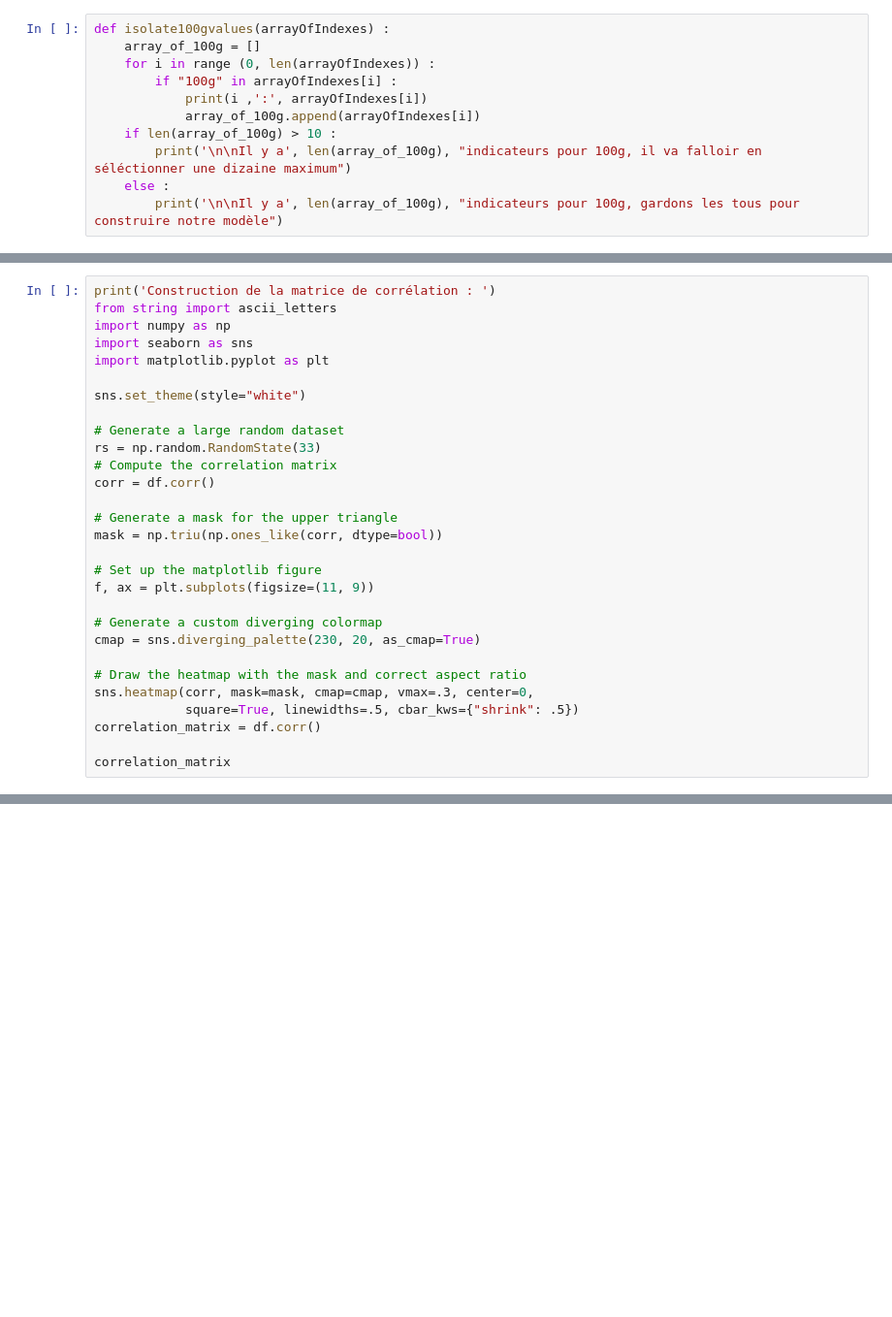
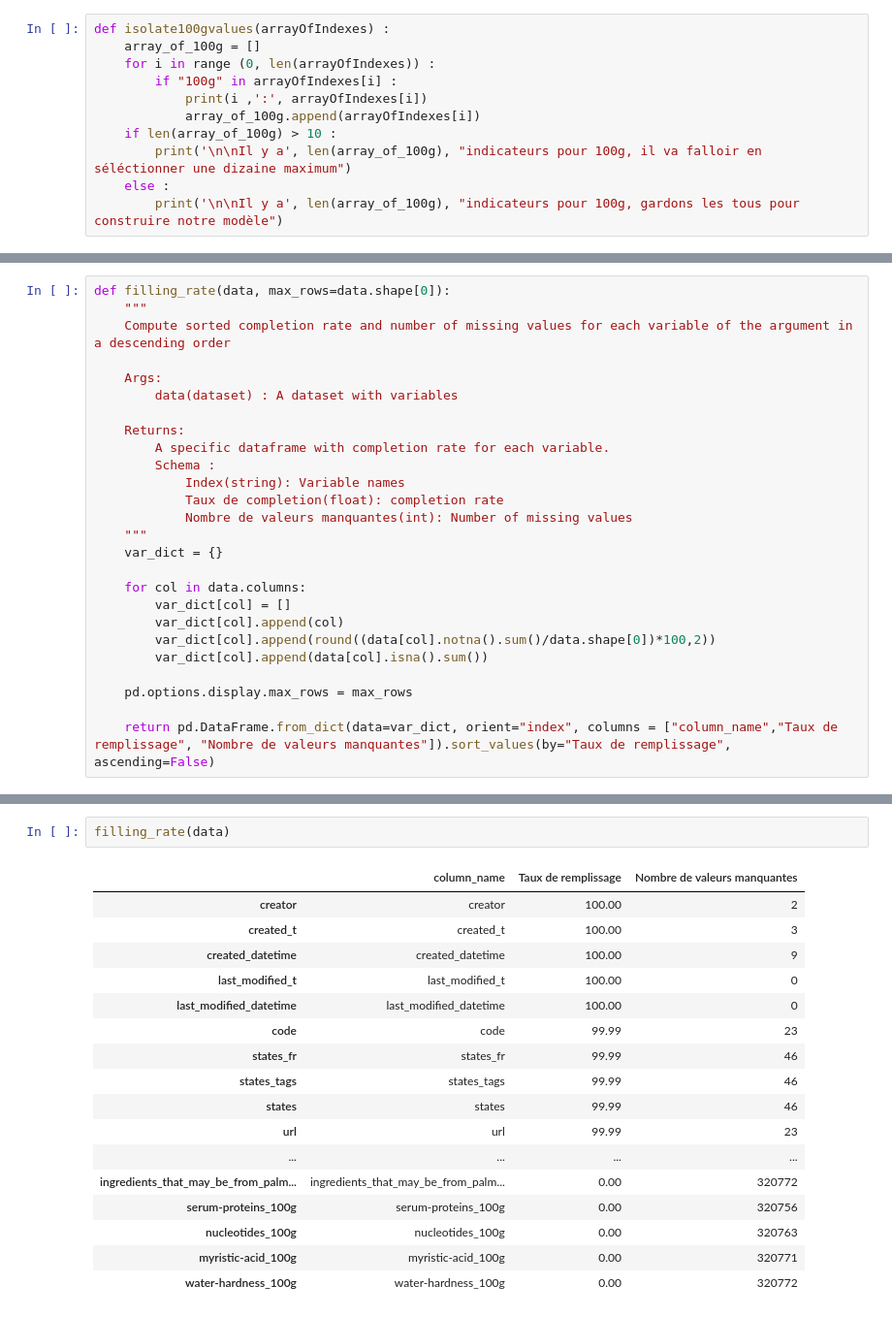
Before and after one commit to pcarette/OPCR-1-SP, a Jupyter notebook: OPCR_Project_1.ipynb, the cells around one changed output, grey strips where cells are left out. Shown at 97% size. Drawn from its saved outputs; the diff is of its cells as text; blank space fills up the shorter version.

```diff
--- a/OPCR_Project_1.ipynb
+++ b/OPCR_Project_1.ipynb
@@ -119,31 +106,28 @@ isolate100gvalues(indexesArray)
 
 Il y a 99 indicateurs pour 100g, il va falloir en séléctionner une dizaine maximum
 # %%
-print('Construction de la matrice de corrélation : ')
-from string import ascii_letters
-import numpy as np
-import seaborn as sns
-import matplotlib.pyplot as plt
+def filling_rate(data, max_rows=data.shape[0]):
+    """
+    Compute sorted completion rate and number of missing values for each variable of the argument in a descending order
 
-sns.set_theme(style="white")
+    Args:
+        data(dataset) : A dataset with variables
 
-# Generate a large random dataset
-rs = np.random.RandomState(33)
-# Compute the correlation matrix
-corr = df.corr()
+    Returns:
+        A specific dataframe with completion rate for each variable.
+        Schema :
+            Index(string): Variable names
+            Taux de completion(float): completion rate
+            Nombre de valeurs manquantes(int): Number of missing values
+    """
+    var_dict = {}
 
-# Generate a mask for the upper triangle
-mask = np.triu(np.ones_like(corr, dtype=bool))
+    for col in data.columns:
+        var_dict[col] = []
+        var_dict[col].append(col)
+        var_dict[col].append(round((data[col].notna().sum()/data.shape[0])*100,2))
+        var_dict[col].append(data[col].isna().sum())
 
-# Set up the matplotlib figure
-f, ax = plt.subplots(figsize=(11, 9))
+    pd.options.display.max_rows = max_rows
 
-# Generate a custom diverging colormap
-cmap = sns.diverging_palette(230, 20, as_cmap=True)
-
-# Draw the heatmap with the mask and correct aspect ratio
-sns.heatmap(corr, mask=mask, cmap=cmap, vmax=.3, center=0,
-            square=True, linewidths=.5, cbar_kws={"shrink": .5})
-correlation_matrix = df.corr()
-
-correlation_matrix
+    return pd.DataFrame.from_dict(data=var_dict, orient="index", columns = ["column_name","Taux de remplissage", "Nombre de valeurs manquantes"]).sort_values(by="Taux de remplissage", ascending=False)
@@ -165,0 +134,20 @@ Construction de la matrice de corrélation :
+# %%
+filling_rate(data)
+# %% [output]
+|  | column_name | Taux de remplissage | Nombre de valeurs manquantes |
+| creator | creator | 100.00 | 2 |
+| created_t | created_t | 100.00 | 3 |
+| created_datetime | created_datetime | 100.00 | 9 |
+| last_modified_t | last_modified_t | 100.00 | 0 |
+| last_modified_datetime | last_modified_datetime | 100.00 | 0 |
+| code | code | 99.99 | 23 |
+| states_fr | states_fr | 99.99 | 46 |
+| states_tags | states_tags | 99.99 | 46 |
+| states | states | 99.99 | 46 |
+| url | url | 99.99 | 23 |
+| ... | ... | ... | ... |
+| ingredients_that_may_be_from_palm... | ingredients_that_may_be_from_palm... | 0.00 | 320772 |
+| serum-proteins_100g | serum-proteins_100g | 0.00 | 320756 |
+| nucleotides_100g | nucleotides_100g | 0.00 | 320763 |
+| myristic-acid_100g | myristic-acid_100g | 0.00 | 320771 |
+| water-hardness_100g | water-hardness_100g | 0.00 | 320772 |
```
Also changed, not shown: parts of 15 cells of this notebook, 1 other file.
